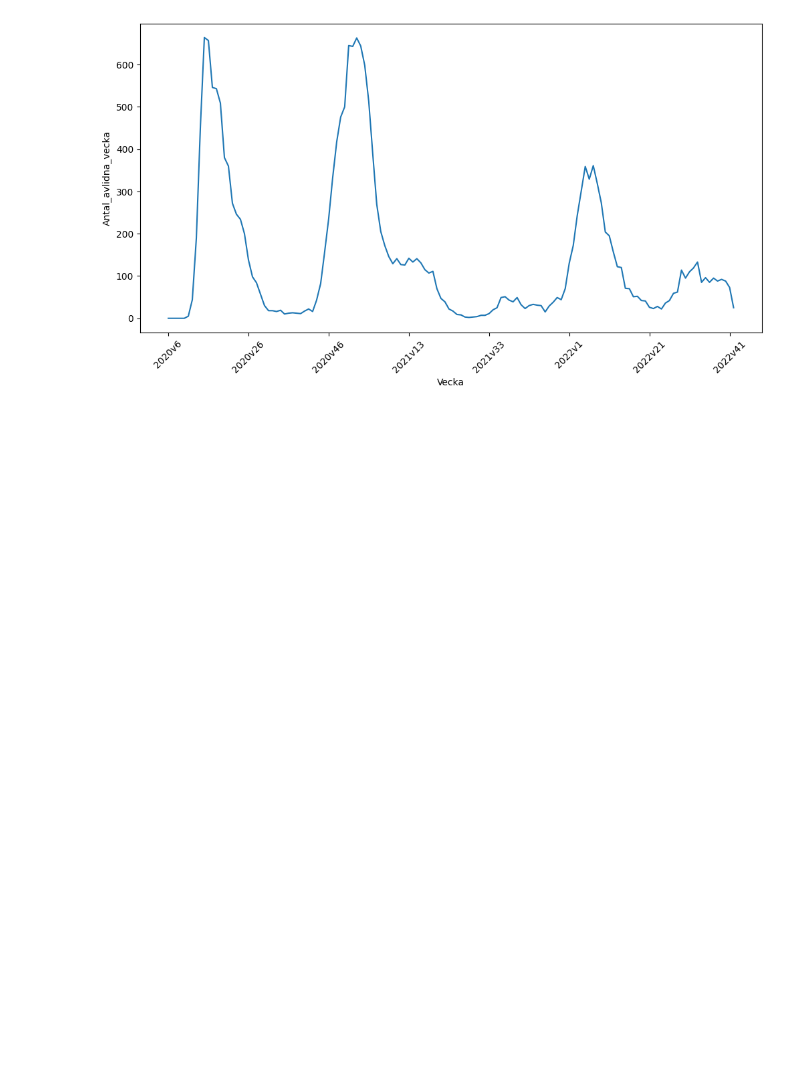
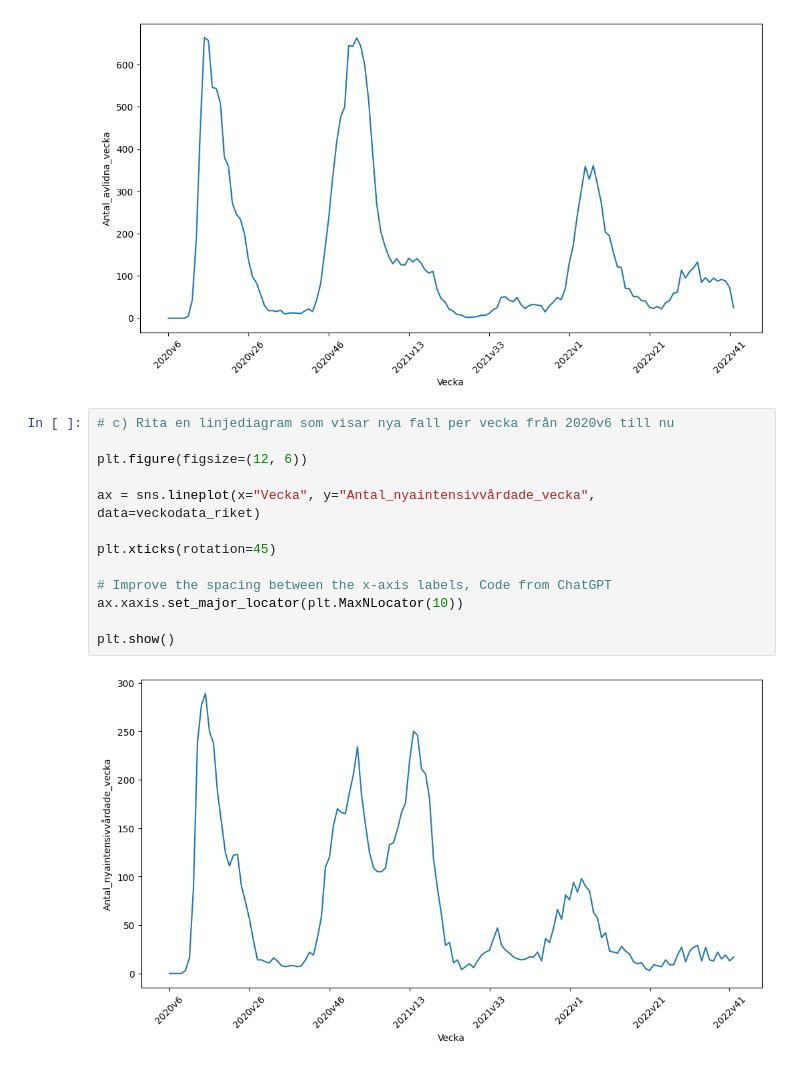
Before and after one commit to TobiasEnglund/Data-Processing-Tobias-Englund, a Jupyter notebook: Labs/Labb_1_Covid-19/labb_1.ipynb, the cells around one changed output. Drawn from its saved outputs; the diff is of its cells as text; blank space fills up the shorter version.

Commit message:
Task c: Visualization 2, nya fall per vecka

```diff
--- a/Labs/Labb_1_Covid-19/labb_1.ipynb
+++ b/Labs/Labb_1_Covid-19/labb_1.ipynb
@@ -43,3 +43,18 @@ ax.xaxis.set_major_locator(plt.MaxNLocator(10))
 plt.show()
 # %% [output]
 [figure]
+# %%
+# c) Rita en linjediagram som visar nya fall per vecka från 2020v6 till nu
+
+plt.figure(figsize=(12, 6))
+
+ax = sns.lineplot(x="Vecka", y="Antal_nyaintensivvårdade_vecka", data=veckodata_riket)
+
+plt.xticks(rotation=45)
+
+# Improve the spacing between the x-axis labels, Code from ChatGPT
+ax.xaxis.set_major_locator(plt.MaxNLocator(10))
+
+plt.show()
+# %% [output]
+[figure, added]
```
Also changed, not shown: 1 other file.
